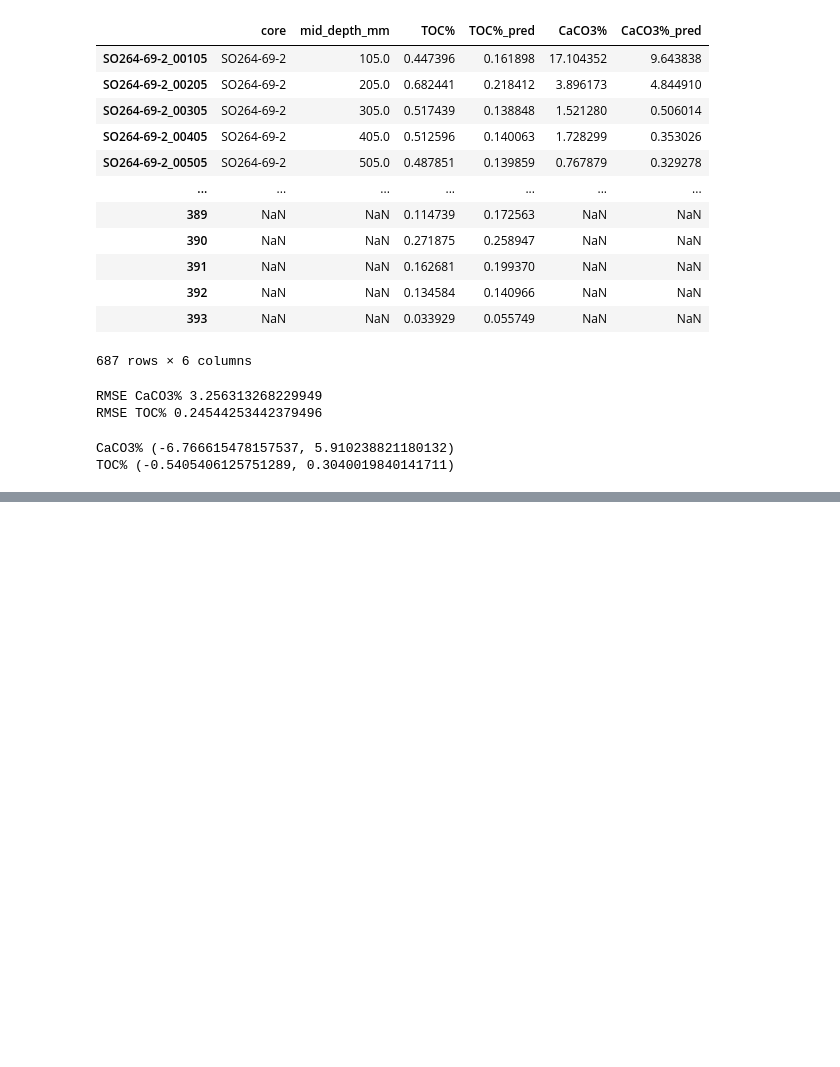
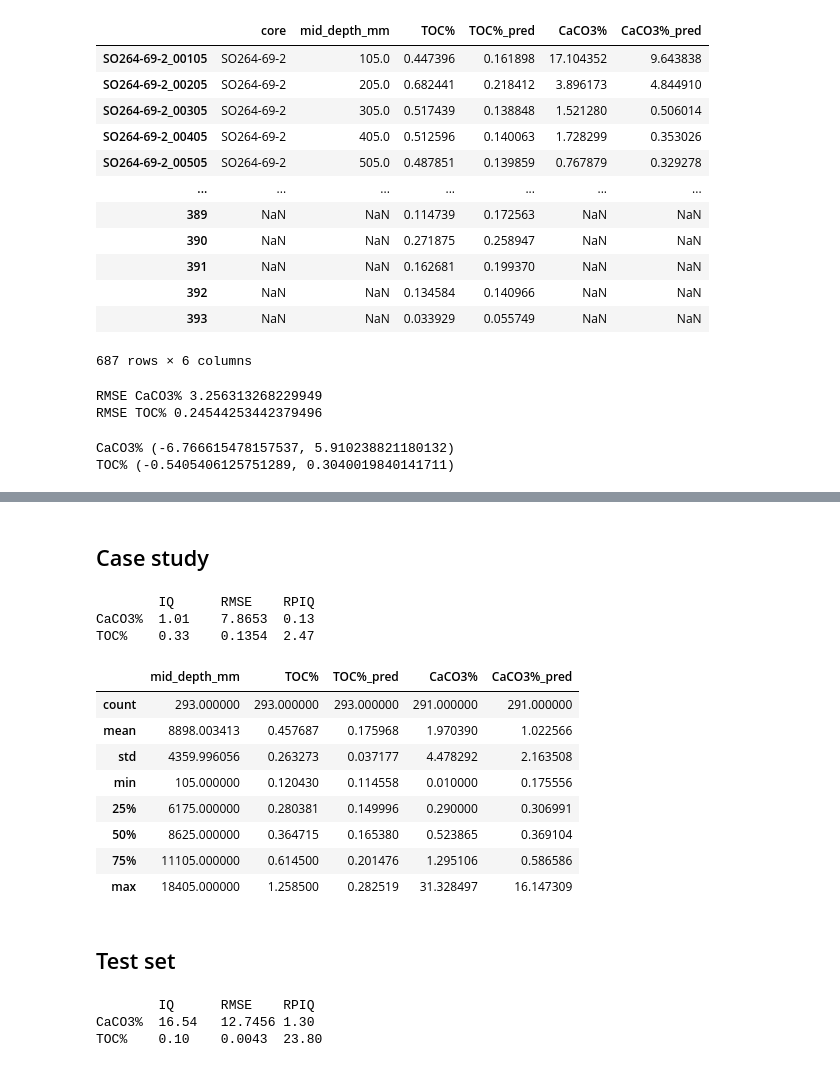
Before and after one commit to dispink/CaCO3_NWP, a Jupyter notebook: build_models_11.ipynb, the cells around one changed output, grey strips where cells are left out. Saved outputs shown, nothing was run; the diff lists cells and outputs as text; code cells hidden in the pictures; blank space fills up the shorter version.

Commit message:
Add RPIQ to the evaluation
	modified:   build_models_11.ipynb

```diff
--- a/build_models_11.ipynb
+++ b/build_models_11.ipynb
@@ -488,0 +502,42 @@ TOC% (-0.5405406125751289, 0.3040019840141711)
+# %% [markdown]
+## Case study
+# %%
+y_df = pd.read_csv('results/y_case_preds_20220702.csv', index_col=0)
+print('\tIQ\tRMSE\tRPIQ')
+for measurement in ['CaCO3%', 'TOC%']:
+    print(
+        '{}\t{}'.format(
+            measurement,rpiq(y_df[measurement].dropna(), y_df['{}_pred'.format(measurement)].dropna())
+            )
+    )
+# %% [output]
+        IQ      RMSE    RPIQ
+CaCO3%  1.01    7.8653  0.13
+TOC%    0.33    0.1354  2.47
+# %%
+y_df.describe()
+# %% [output]
+|  | mid_depth_mm | TOC% | TOC%_pred | CaCO3% | CaCO3%_pred |
+| count | 293.000000 | 293.000000 | 293.000000 | 291.000000 | 291.000000 |
+| mean | 8898.003413 | 0.457687 | 0.175968 | 1.970390 | 1.022566 |
+| std | 4359.996056 | 0.263273 | 0.037177 | 4.478292 | 2.163508 |
+| min | 105.000000 | 0.120430 | 0.114558 | 0.010000 | 0.175556 |
+| 25% | 6175.000000 | 0.280381 | 0.149996 | 0.290000 | 0.306991 |
+| 50% | 8625.000000 | 0.364715 | 0.165380 | 0.523865 | 0.369104 |
+| 75% | 11105.000000 | 0.614500 | 0.201476 | 1.295106 | 0.586586 |
+| max | 18405.000000 | 1.258500 | 0.282519 | 31.328497 | 16.147309 |
+# %% [markdown]
+## Test set
+# %%
+y_df = pd.read_csv('results/y_dev_preds_20210823.csv', index_col=0)
+print('\tIQ\tRMSE\tRPIQ')
+for measurement in ['CaCO3%', 'TOC%']:
+    print(
+        '{}\t{}'.format(
+            measurement,rpiq(y_df[measurement].dropna(), y_df['{}_pred'.format(measurement)].dropna())
+            )
+    )
+# %% [output]
+        IQ      RMSE    RPIQ
+CaCO3%  16.54   12.7456 1.30
+TOC%    0.10    0.0043  23.80
```
Also changed, not shown: parts of 3 cells of this notebook.
